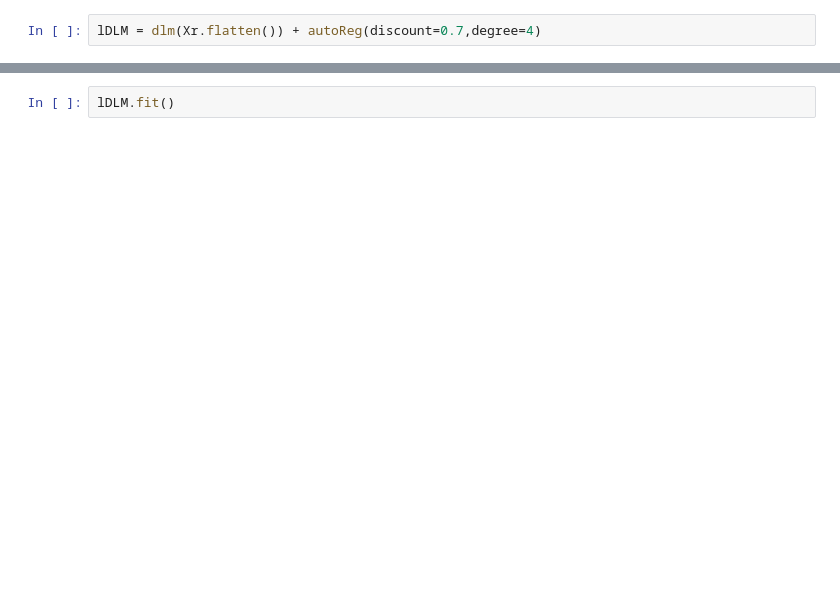
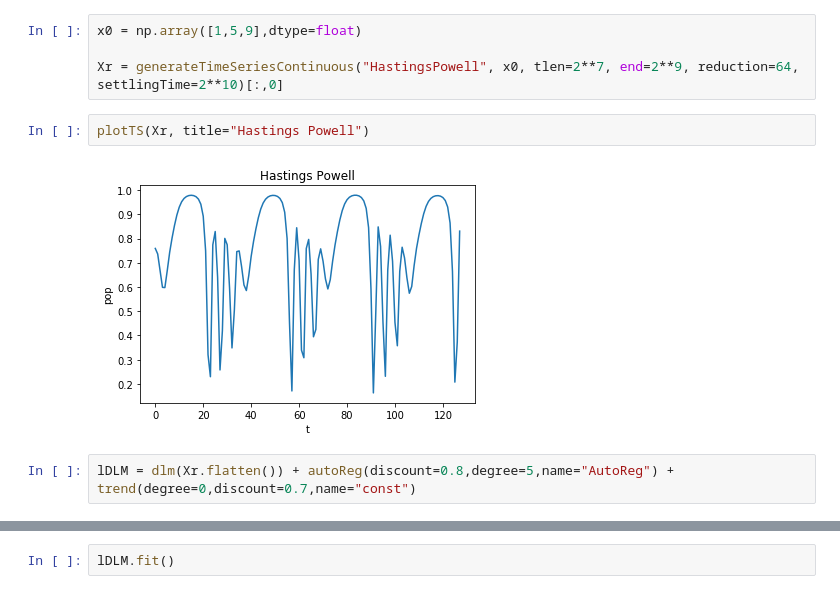
Before and after one commit to kenflat2/Nonlinear-Regression, a Jupyter notebook: Untitled2.ipynb, the cells around one changed output, grey strips where cells are left out. Saved outputs shown, nothing was run; the diff lists cells and outputs as text; blank space fills up the shorter version.

```diff
--- a/Untitled2.ipynb
+++ b/Untitled2.ipynb
@@ -29,5 +13,13 @@ plt.plot(Xr[:-1])
+# %%
+x0 = np.array([1,5,9],dtype=float)
+
+Xr = generateTimeSeriesContinuous("HastingsPowell", x0, tlen=2**7, end=2**9, reduction=64, settlingTime=2**10)[:,0]
+# %%
+plotTS(Xr, title="Hastings Powell")
+# %% [output]
+[figure, added]
 # %%
-lDLM = dlm(Xr.flatten()) + autoReg(discount=0.7,degree=4)
+lDLM = dlm(Xr.flatten()) + autoReg(discount=0.8,degree=5,name="AutoReg") + trend(degree=0,discount=0.7,name="const")
 # %%
 tuner = modelTuner(method="gradient_descent", loss="mse")
 
```
Also changed, not shown: parts of 13 cells of this notebook, 3 other files.
